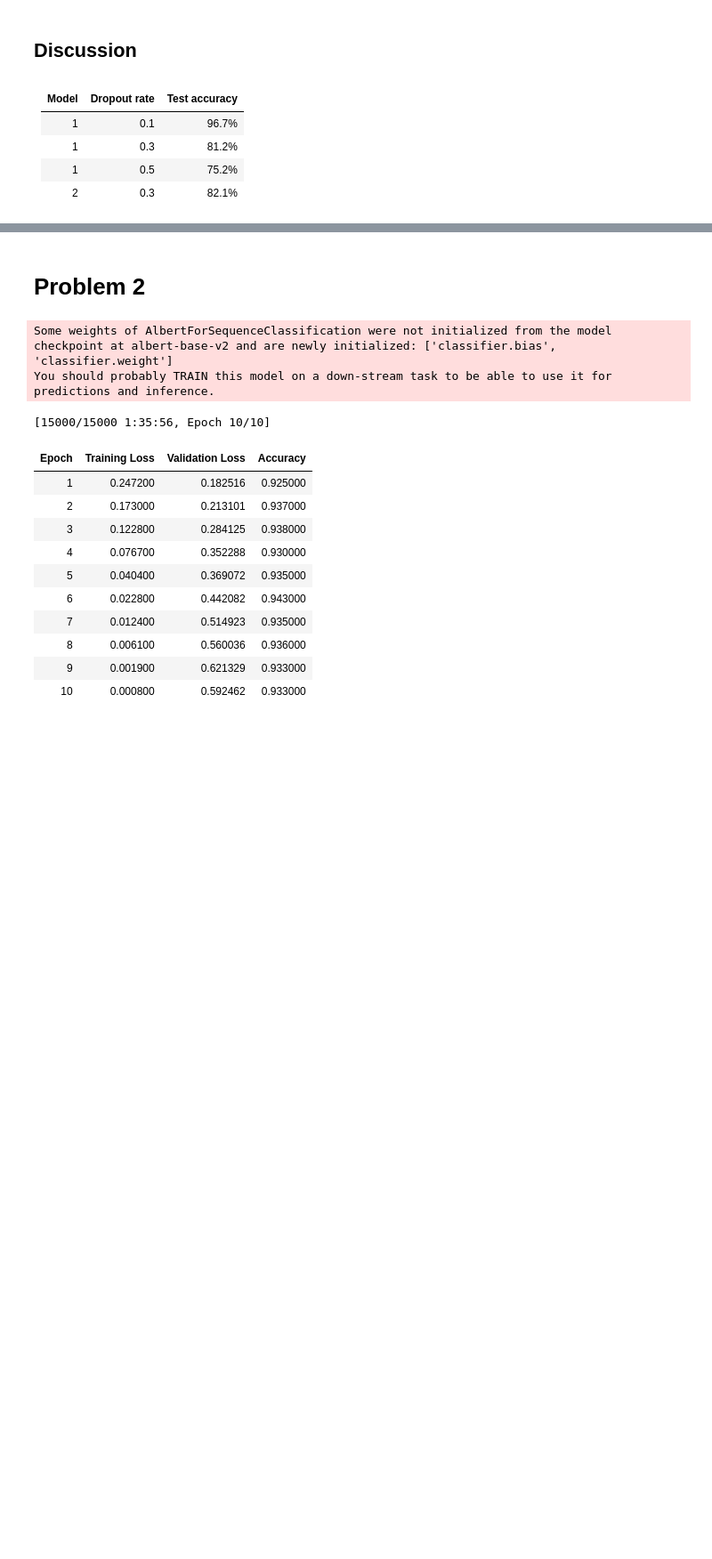
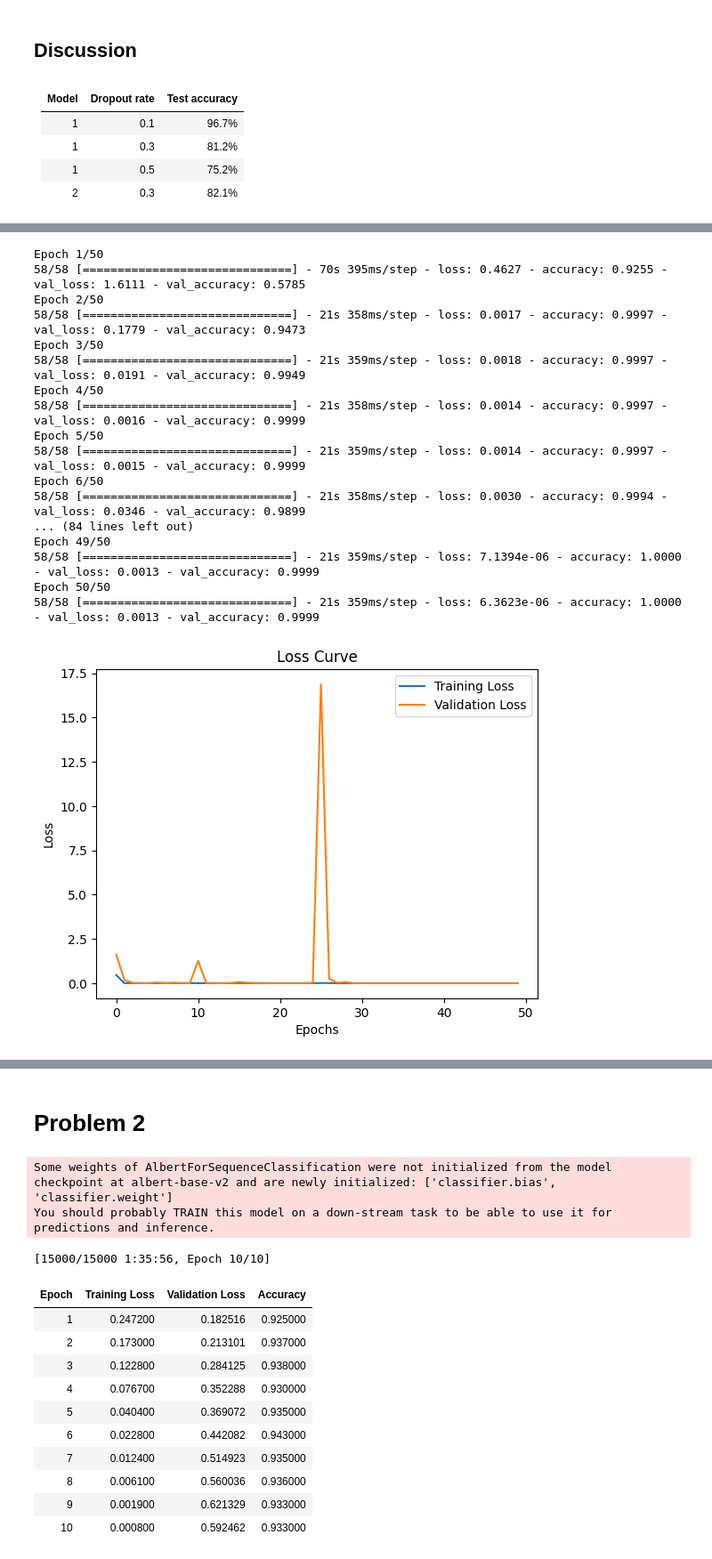
Before and after one commit to yimianxyz/sysen6888, a Jupyter notebook: main.ipynb, the cells around one changed output, grey strips where cells are left out. Shown at 89% size. Cells and saved outputs as stored; diff of their text form; code cells hidden in the pictures; blank space fills up the shorter version.

```diff
--- a/main.ipynb
+++ b/main.ipynb
@@ -229,0 +289,24 @@ EfficientNetB1: Params=8084490, Time=1.8686602115631104, Accuracy=0.964871287345
+# %%
+# Create and train EfficientNetB1
+effnet_base = EfficientNetB1(weights='imagenet', include_top=False, input_shape=(75, 75, 3))
+effnet_params, effnet_time, effnet_acc = create_and_train_model(effnet_base, train_gen, test_gen, freeze_layers=False)
+print(f"EfficientNetB1: Params={effnet_params}, Time={effnet_time}, Accuracy={effnet_acc}")
+# %% [output]
+Epoch 1/50
+58/58 [==============================] - 70s 395ms/step - loss: 0.4627 - accuracy: 0.9255 - val_loss: 1.6111 - val_accuracy: 0.5785
+Epoch 2/50
+58/58 [==============================] - 21s 358ms/step - loss: 0.0017 - accuracy: 0.9997 - val_loss: 0.1779 - val_accuracy: 0.9473
+Epoch 3/50
+58/58 [==============================] - 21s 359ms/step - loss: 0.0018 - accuracy: 0.9997 - val_loss: 0.0191 - val_accuracy: 0.9949
+Epoch 4/50
+58/58 [==============================] - 21s 358ms/step - loss: 0.0014 - accuracy: 0.9997 - val_loss: 0.0016 - val_accuracy: 0.9999
+Epoch 5/50
+58/58 [==============================] - 21s 359ms/step - loss: 0.0014 - accuracy: 0.9997 - val_loss: 0.0015 - val_accuracy: 0.9999
+Epoch 6/50
+58/58 [==============================] - 21s 358ms/step - loss: 0.0030 - accuracy: 0.9994 - val_loss: 0.0346 - val_accuracy: 0.9899
+... (84 lines left out)
+Epoch 49/50
+58/58 [==============================] - 21s 359ms/step - loss: 7.1394e-06 - accuracy: 1.0000 - val_loss: 0.0013 - val_accuracy: 0.9999
+Epoch 50/50
+58/58 [==============================] - 21s 359ms/step - loss: 6.3623e-06 - accuracy: 1.0000 - val_loss: 0.0013 - val_accuracy: 0.9999
+[figure, added]
```
Also changed, not shown: parts of 8 cells of this notebook.
